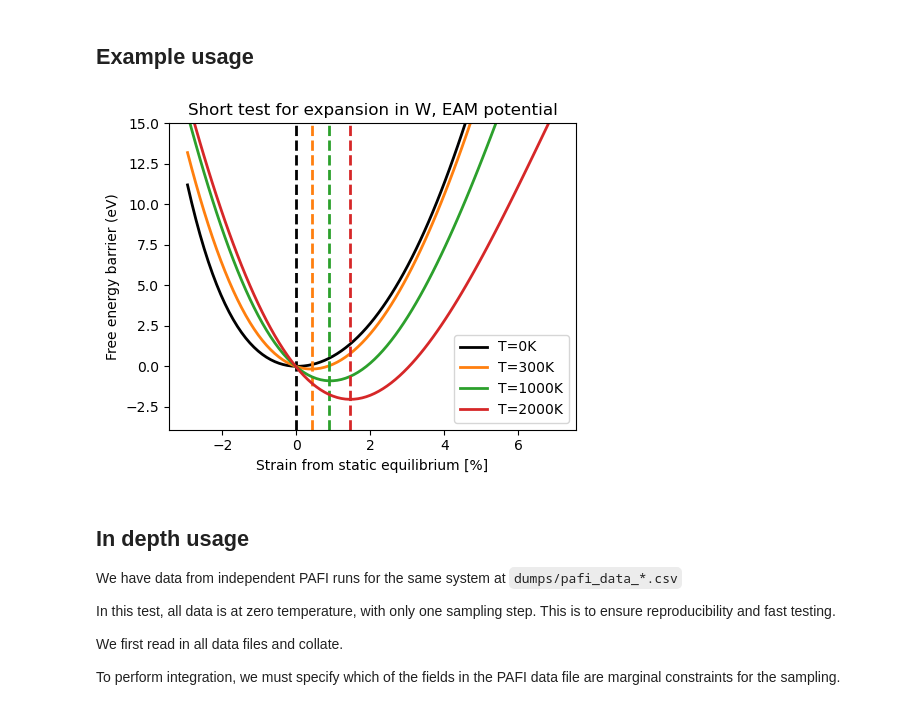
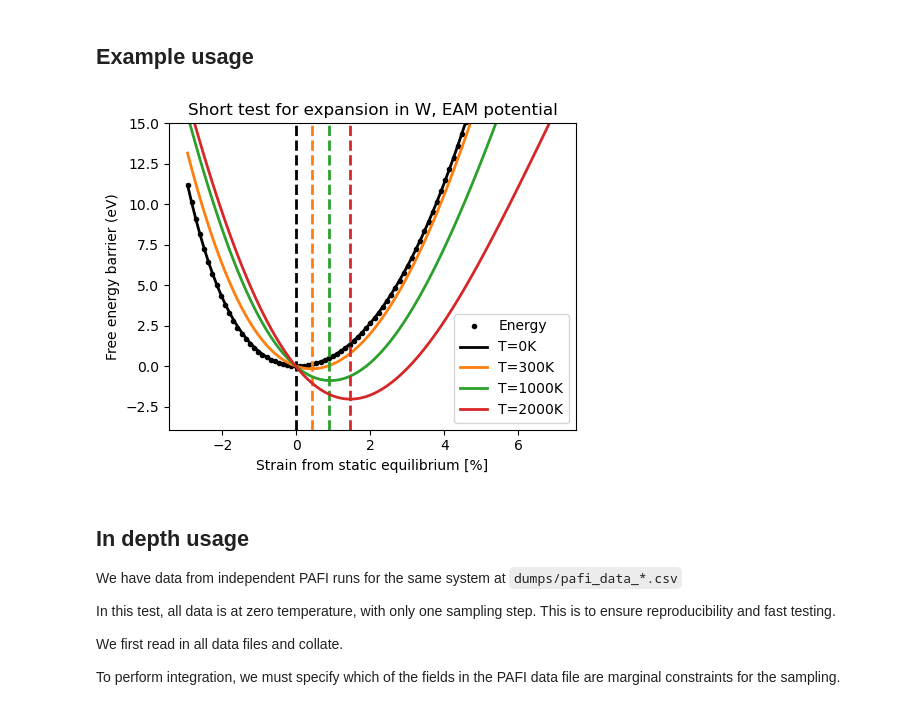
Before and after one commit to tomswinburne/pafi, a Jupyter notebook: examples/PlottingExample-2.ipynb, the cells around one changed output. Saved outputs shown, nothing was run; the diff lists cells and outputs as text; code cells hidden in the pictures.

```diff
--- a/examples/PlottingExample-2.ipynb
+++ b/examples/PlottingExample-2.ipynb
@@ -11,49 +14,46 @@ strain_min, strain_max = -3.0,+7.0 # in percent
 # %%
-
-p = ResultsProcessor(   data_path=glob("expansion_output/pafi_data_0.csv"),
-                        xml_path='expansion_output/config_0.xml', integrate=True)
 
 # integrate once
 plotting_data,x_key,y_key = p.plotting_data()
 
 # find 0K minimum
 i_start = plotting_data[0][y_key].argmin()
 
 # integrate all data from this minimum (inc. error bars)
 plotting_data,x_key,y_key = p.plotting_data(starting_point=plotting_data[0][x_key][i_start])
 
 # Plotting
 fig = plt.figure(figsize=(5,4))
 ax = fig.add_subplot(111)
 ax.set_title("Short test for expansion in W, EAM potential")
-
 for i,row in enumerate(plotting_data):
     # Plotting data
     x,y,e = row[x_key], row[y_key], row[y_key+"_err"]
-    T = int(row['Temperature'])
-    #label = r"$\Delta\mathcal{F}$=%2.2f±%2.2f eV, T=%dK"% (y.max(),e.max(),T)
-    label = r"T=%dK"% (T)
-
     strain = np.linspace(strain_min,strain_max,x.size)
     strain += (strain[1]-strain[0])/2.0 # integration correction
-    # make plots
-    if i==0:
+
+    T = int(row['Temperature'])
+    label = r"T=%dK"% (T)
+    if T<0.1:
+        # make plots
         c='k'
+        path_energy = p.path_energy(x)
+        ax.plot(strain, path_energy-path_energy.min(), 'k.', label='Energy')
     else:
         c=f'C{i}'
-    ax.fill_between(strain,y-e,y+e,facecolor=c,alpha=0.5)
+        ax.fill_between(strain,y-e,y+e,facecolor=c,alpha=0.5)
     ax.plot(strain,y,f'{c}-',lw=2,label=label)
     ax.axvline(strain[y.argmin()],lw=2,ls='--',color=c)
 # save
 ax.set_ylim(ymax=15)
 ax.legend(loc='best')
 ax.set_xlabel("Strain from static equilibrium [%]")
 ax.set_ylabel("Free energy barrier (eV)")
 
 plt.tight_layout()
 plt.savefig("../doc/test_output_expansion.png",dpi=300)
 # %% [output]
-[figure, old version]
+[figure, new version]
 # %% [markdown]
 ## In depth usage
 
```
Also changed, not shown: parts of 1 cell of this notebook, 23 other files.
